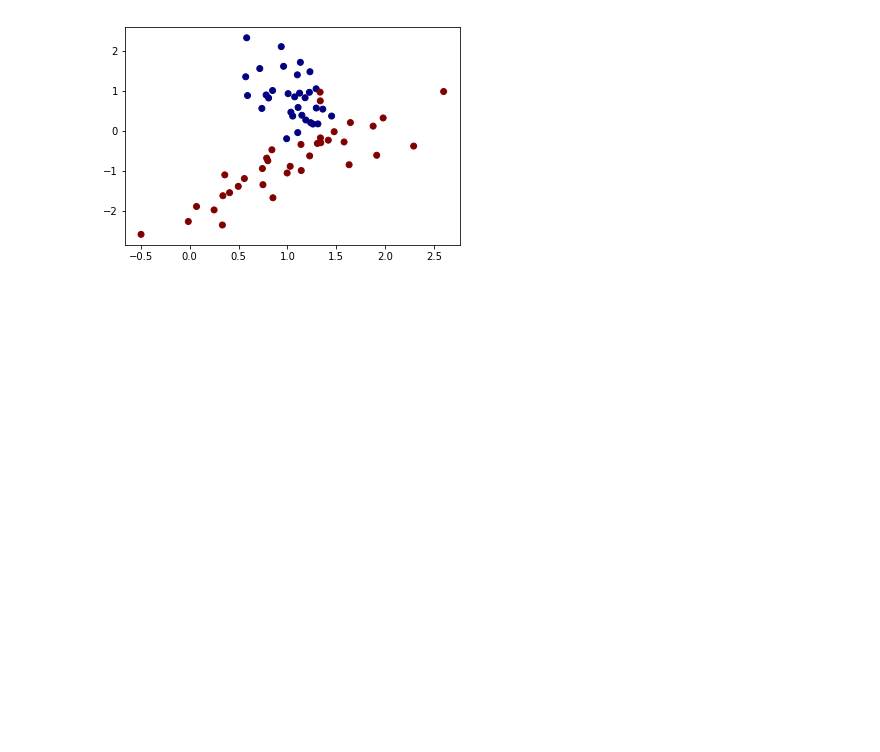
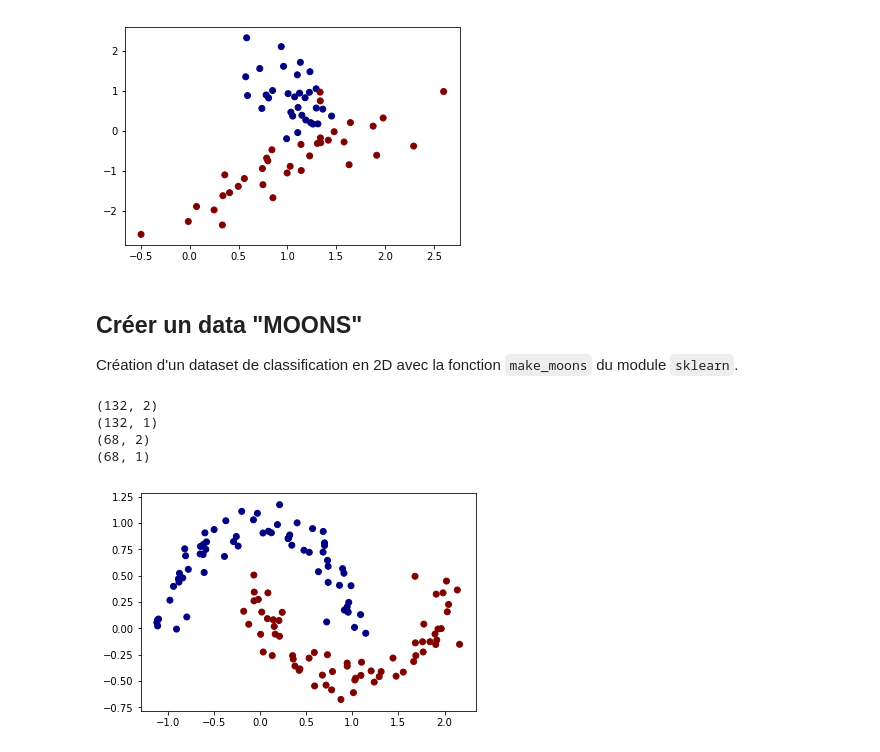
Before and after one commit to nonodamiens/synthetic_2D, a Jupyter notebook: Dataset Synthetic.ipynb, the cells around one changed output. Cells and saved outputs as stored; diff of their text form; code cells hidden in the pictures; blank space fills up the shorter version.

Commit message:
Créer Dataset Make Moons

```diff
--- a/Dataset Synthetic.ipynb
+++ b/Dataset Synthetic.ipynb
@@ -21,6 +21,9 @@ from sklearn.datasets import make_moons, make_circles, make_classification
 def split_dataset(X, y, train_pct=0.66):
     """ Va séparer les datasets avec respect pour le pourcentage du dataset à mettre dans le train set.
     Warning: La dimension des exemples doit être la première.
+    Warnings2: Cette fonction doit recevoir des exemples déjà mélangé (car splité en fonction des index)
+
+    TODO: Rajouter un argument pour mélanger les dataset
 
     :X mes exemples, shape=(m, -1), m -> dimensions des exemples
     :y mes labels, shape=(m, -1), m -> dimensions des exemples
@@ -139,3 +142,35 @@ plot_dataset(X_train, y_train)
 plot_dataset(X_test, y_test)
 # %% [output]
 [figure]
+# %% [markdown]
+## Créer un data "MOONS"
+
+Création d'un dataset de classification en 2D avec la fonction `make_moons` du module `sklearn`.
+# %%
+# On fixe le nombre d'example total par dataset à SAMPLE_SIZE
+SAMPLE_SIZE = 200
+
+# Fixer le hasard
+np.random.seed(666)
+
+# On crée le dataset séparable linéarement
+X, y = make_moons(n_samples = SAMPLE_SIZE,
+                          shuffle = True,
+                          noise = 0.1)
+
+# On split le dataset en set de training et de test
+X_train, y_train, X_test, y_test = split_dataset(X, y)
+
+# On affiche le shape pour la forme
+for each in (X_train, y_train, X_test, y_test):
+    print(each.shape)
+# %% [output]
+(132, 2)
+(132, 1)
+(68, 2)
+(68, 1)
+# %%
+# On visualise le jeu de train
+plot_dataset(X_train, y_train)
+# %% [output]
+[figure, added]
```
Also changed, not shown: parts of 1 cell of this notebook.
